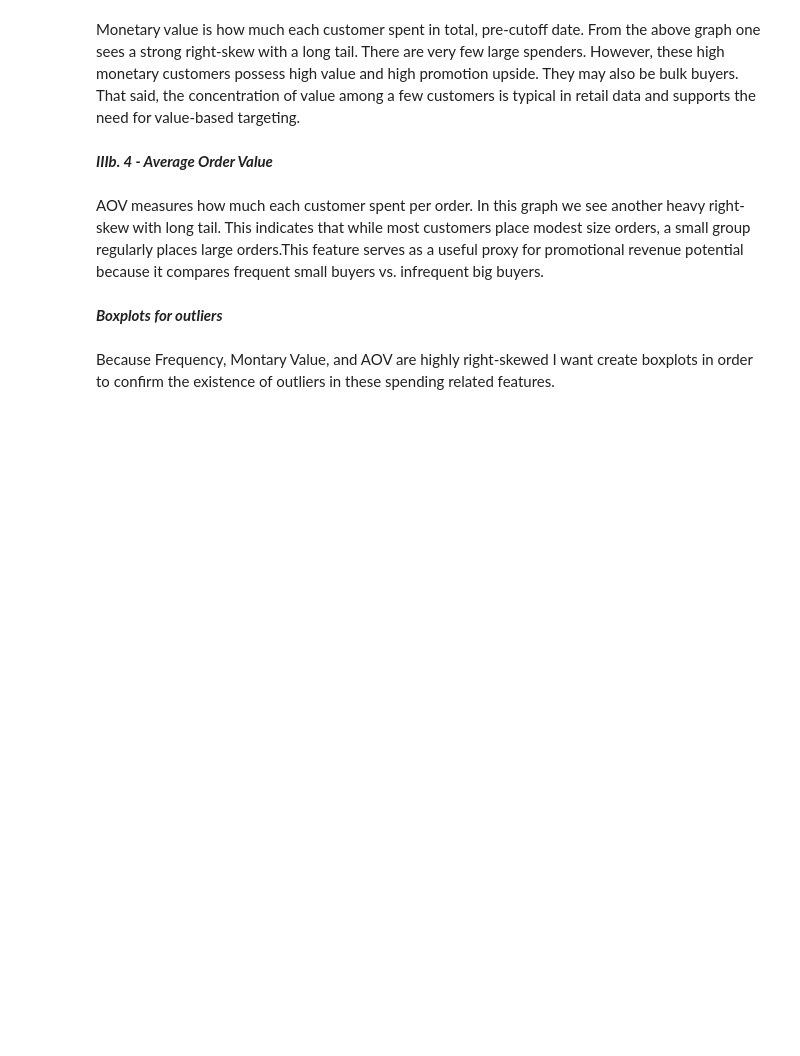
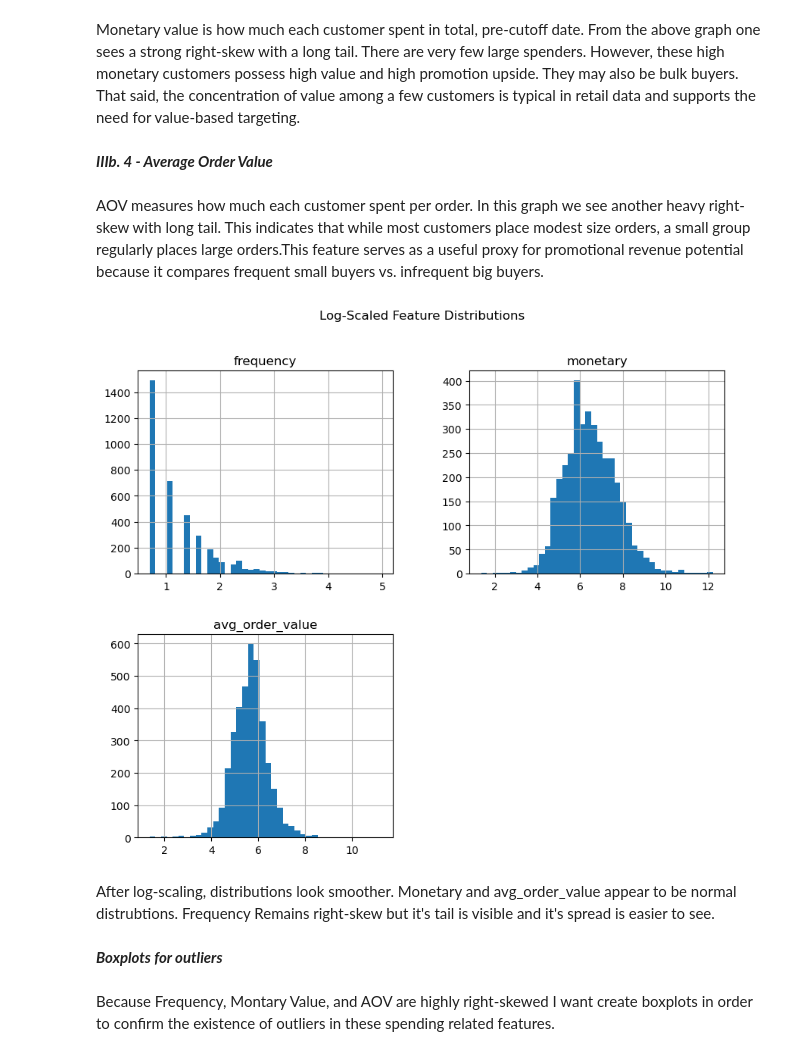
Before and after one commit to Link58155/Capstone3, a Jupyter notebook: notebooks/03_EDA_v1.ipynb, the cells around one changed output. Cells and saved outputs as stored; diff of their text form; code cells hidden in the pictures; blank space fills up the shorter version.

Commit message:
after mentor

```diff
--- a/notebooks/03_EDA_v1.ipynb
+++ b/notebooks/03_EDA_v1.ipynb
@@ -124,6 +130,20 @@ Monetary value is how much each customer spent in total, pre-cutoff date.  From
 ***IIIb. 4 - Average Order Value***
 # %% [markdown]
 AOV measures how much each customer spent per order.  In this graph we see another heavy right-skew with long tail.  This indicates that while most customers place modest size orders, a small group regularly places large orders.This feature serves as a useful proxy for promotional revenue potential because it compares frequent small buyers vs. infrequent big buyers.
+# %%
+### Log Transform features
+
+cols = ['frequency','monetary','avg_order_value']
+
+df_log = df[cols].apply(np.log1p)
+
+df_log.hist(bins=40, figsize=(10,8))
+plt.suptitle("Log-Scaled Feature Distributions")
+plt.show()
+# %% [output]
+[figure, added]
+# %% [markdown]
+After log-scaling, distributions look smoother.  Monetary and avg_order_value appear to be normal distrubtions.  Frequency Remains right-skew but it's tail is visible and it's spread is easier to see.
 # %% [markdown]
 ***Boxplots for outliers***
 # %% [markdown]
```
Also changed, not shown: parts of 10 cells of this notebook.
